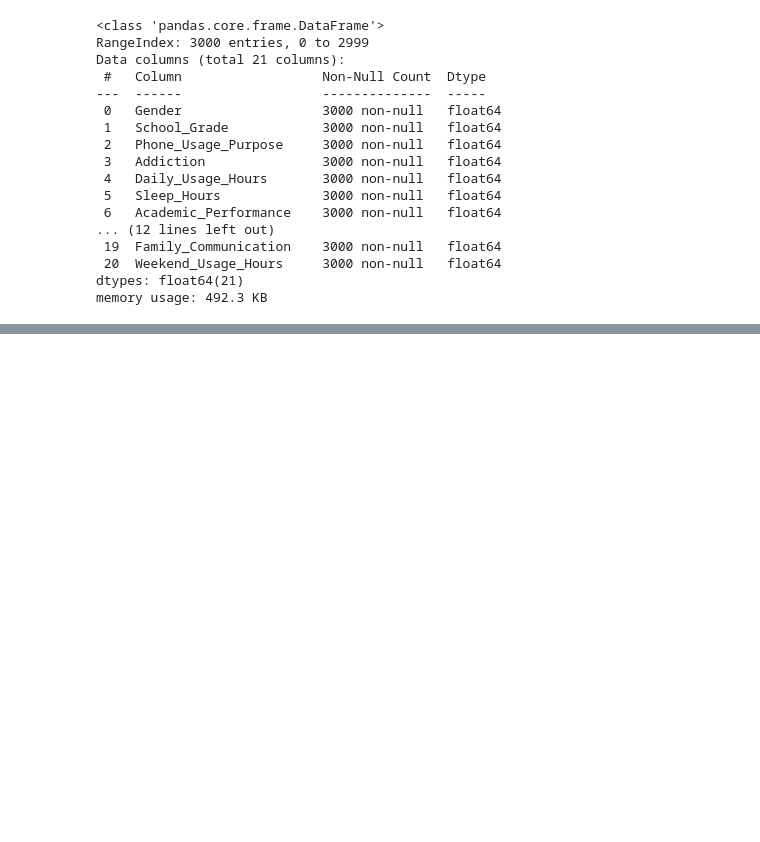
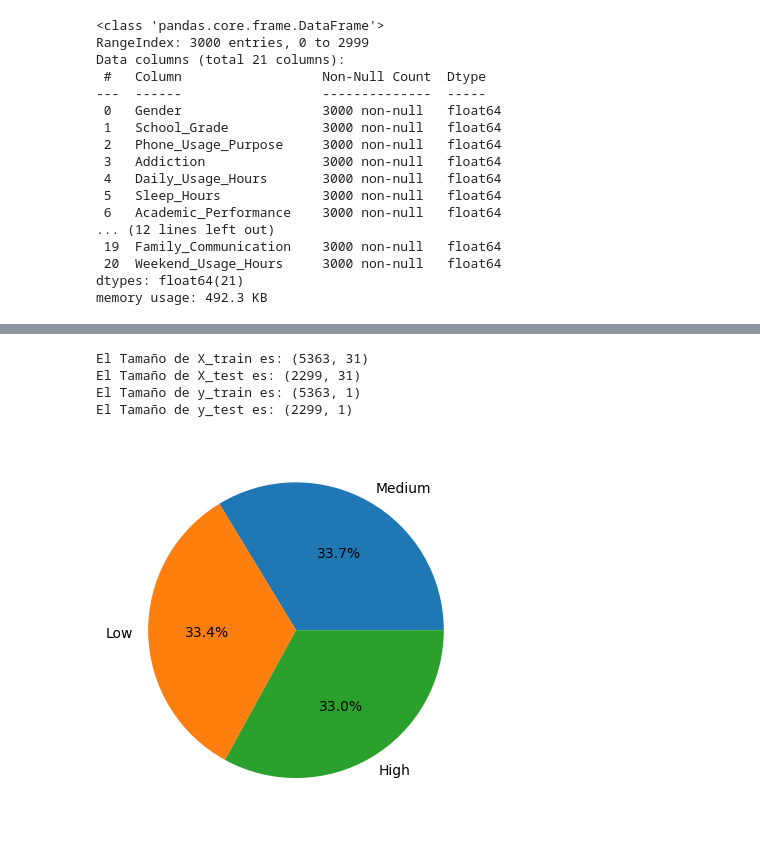
Before and after one commit to Tomaslopera/Scientific_Computing, a Jupyter notebook: Clasificacion/Caso_Clasificacion.ipynb, the cells around one changed output, grey strips where cells are left out. Drawn from its saved outputs; the diff is of its cells as text; code cells hidden in the pictures; blank space fills up the shorter version.

```diff
--- a/Clasificacion/Caso_Clasificacion.ipynb
+++ b/Clasificacion/Caso_Clasificacion.ipynb
@@ -259,0 +358,13 @@ memory usage: 492.3 KB
+# %%
+num_col = X.select_dtypes(include = ['int64', 'float64']).columns.to_list()
+cat_col = X.select_dtypes(include = ['object']).columns.to_list()
+
+preprocessor = ColumnTransformer(
+    transformers=[
+        ('num', MinMaxScaler(), num_col),
+        ('cat', OneHotEncoder(), cat_col)
+    ],
+    remainder='passthrough'
+)
+
+preprocessor
@@ -259,0 +386,6 @@ memory usage: 492.3 KB
+# %%
+X_pre = preprocessor.fit_transform(X)
+cod_cat = preprocessor.named_transformers_['cat'].get_feature_names_out(cat_col)
+labels = np.concatenate((num_col, cod_cat))
+X_pro = pd.DataFrame(X_pre, columns=labels)
+X_pro.head(10)
@@ -259,0 +407,17 @@ memory usage: 492.3 KB
+# %%
+X_train, X_test, y_train, y_test = train_test_split(X_pro, y, train_size=0.7, random_state=123)
+
+print(f'El Tamaño de X_train es: {X_train.shape}')
+print(f'El Tamaño de X_test es: {X_test.shape}')
+print(f'El Tamaño de y_train es: {y_train.shape}')
+print(f'El Tamaño de y_test es: {y_test.shape}')
+# %% [output]
+El Tamaño de X_train es: (5363, 31)
+El Tamaño de X_test es: (2299, 31)
+El Tamaño de y_train es: (5363, 1)
+El Tamaño de y_test es: (2299, 1)
+# %%
+plt.pie(y_train["Addiction"].value_counts(), labels=y_train["Addiction"].value_counts().index, autopct='%1.1f%%')
+plt.show()
+# %% [output]
+[figure, added]
```
Also changed, not shown: parts of 47 cells of this notebook.
